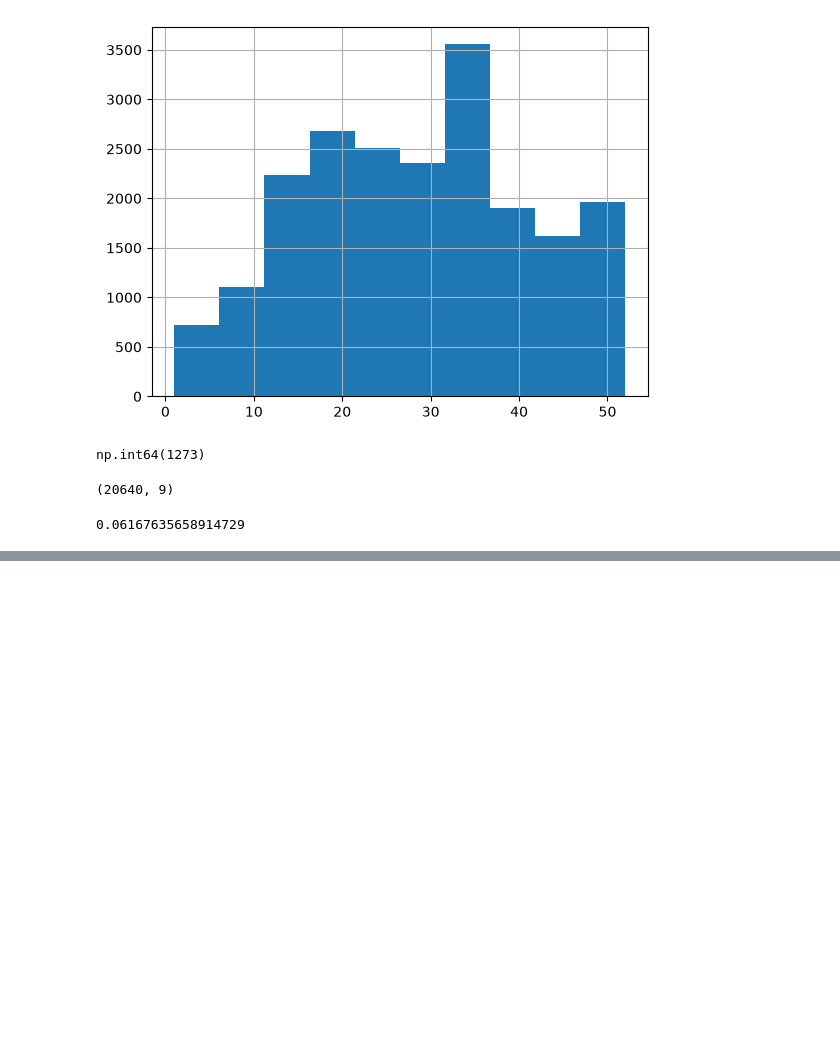
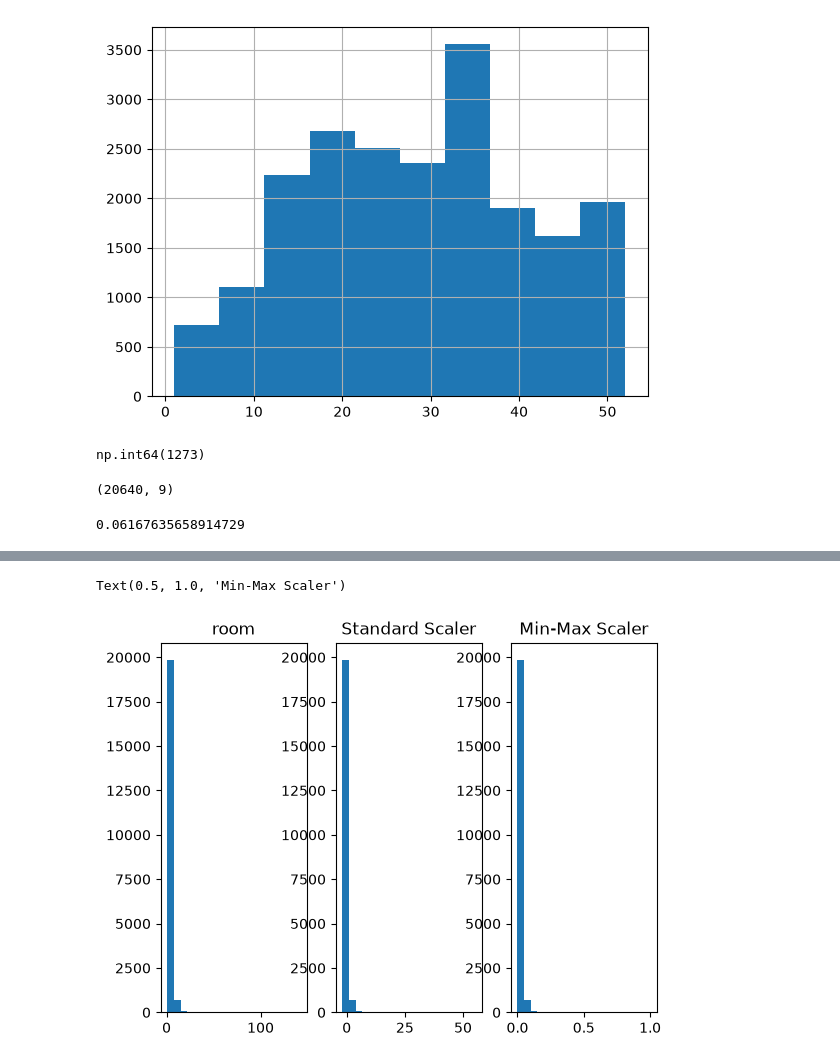
Before and after one commit to abolfazlrahmati20/machine_learning, a Jupyter notebook: week_03_DFA.ipynb, the cells around one changed output, grey strips where cells are left out. Drawn from its saved outputs; the diff is of its cells as text; code cells hidden in the pictures; blank space fills up the shorter version.

```diff
--- a/week_03_DFA.ipynb
+++ b/week_03_DFA.ipynb
@@ -173,0 +211,5 @@ housing.shape
+# %%
+scaler=StandardScaler()
+# %%
+rooms_standard= scaler.fit_transform(rooms)
+rooms_standard
@@ -173,0 +224,5 @@ housing.shape
+# %%
+MinMax_Scaler=MinMaxScaler()
+# %%
+rooms_min=MinMax_Scaler.fit_transform(rooms)
+rooms_min
@@ -173,0 +237,12 @@ housing.shape
+# %%
+import matplotlib.pyplot as plt
+fig , ax=plt.subplots(1,3)
+ax[0].hist(rooms, bins=20)
+ax[1].hist(rooms_standard, bins=20)
+ax[2].hist(rooms_min, bins=20)
+ax[0].set_title("room")
+ax[1].set_title("Standard Scaler")
+ax[2].set_title("Min-Max Scaler")
+# %% [output]
+Text(0.5, 1.0, 'Min-Max Scaler')
+[figure, added]
```
Also changed, not shown: parts of 17 cells of this notebook.
